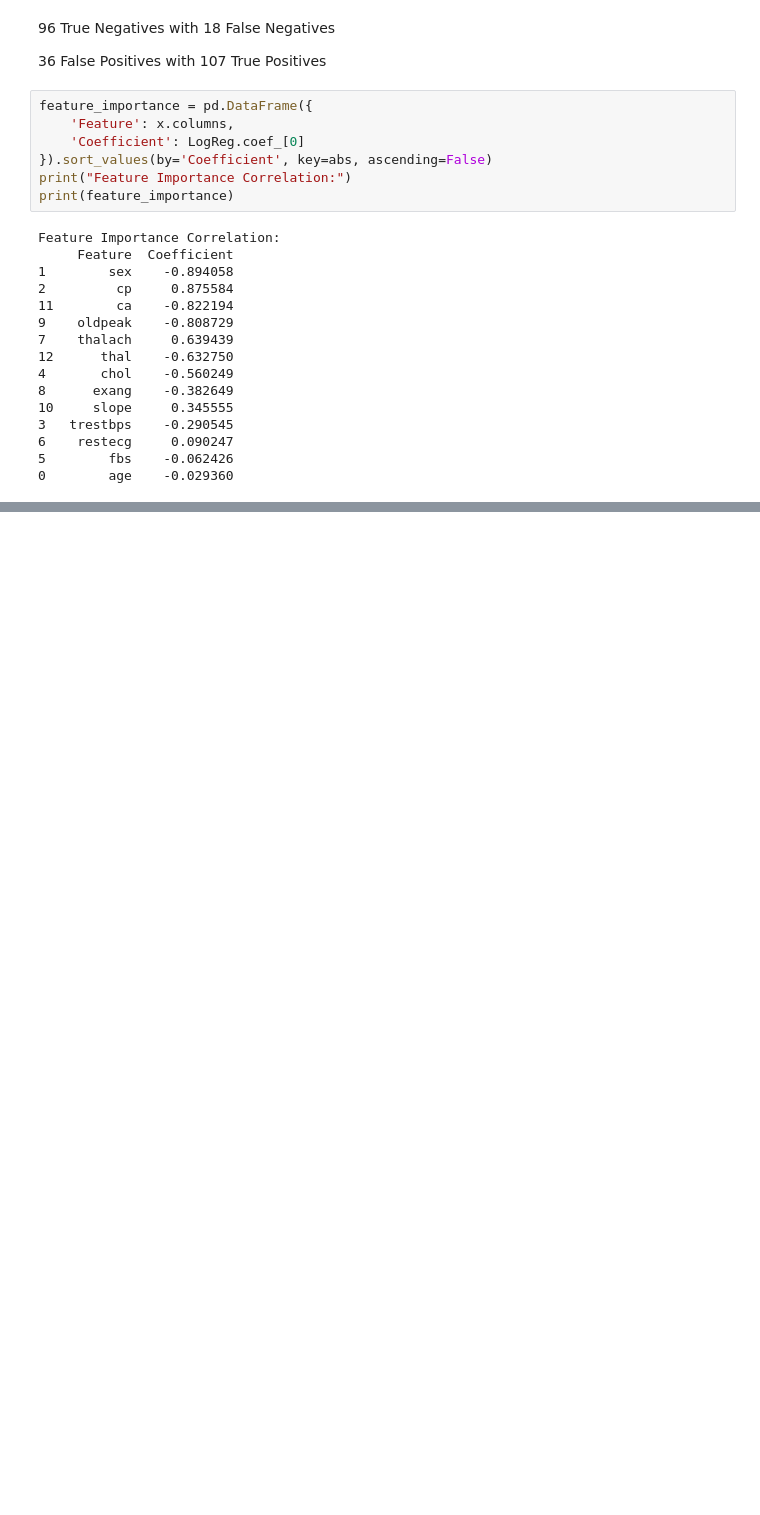
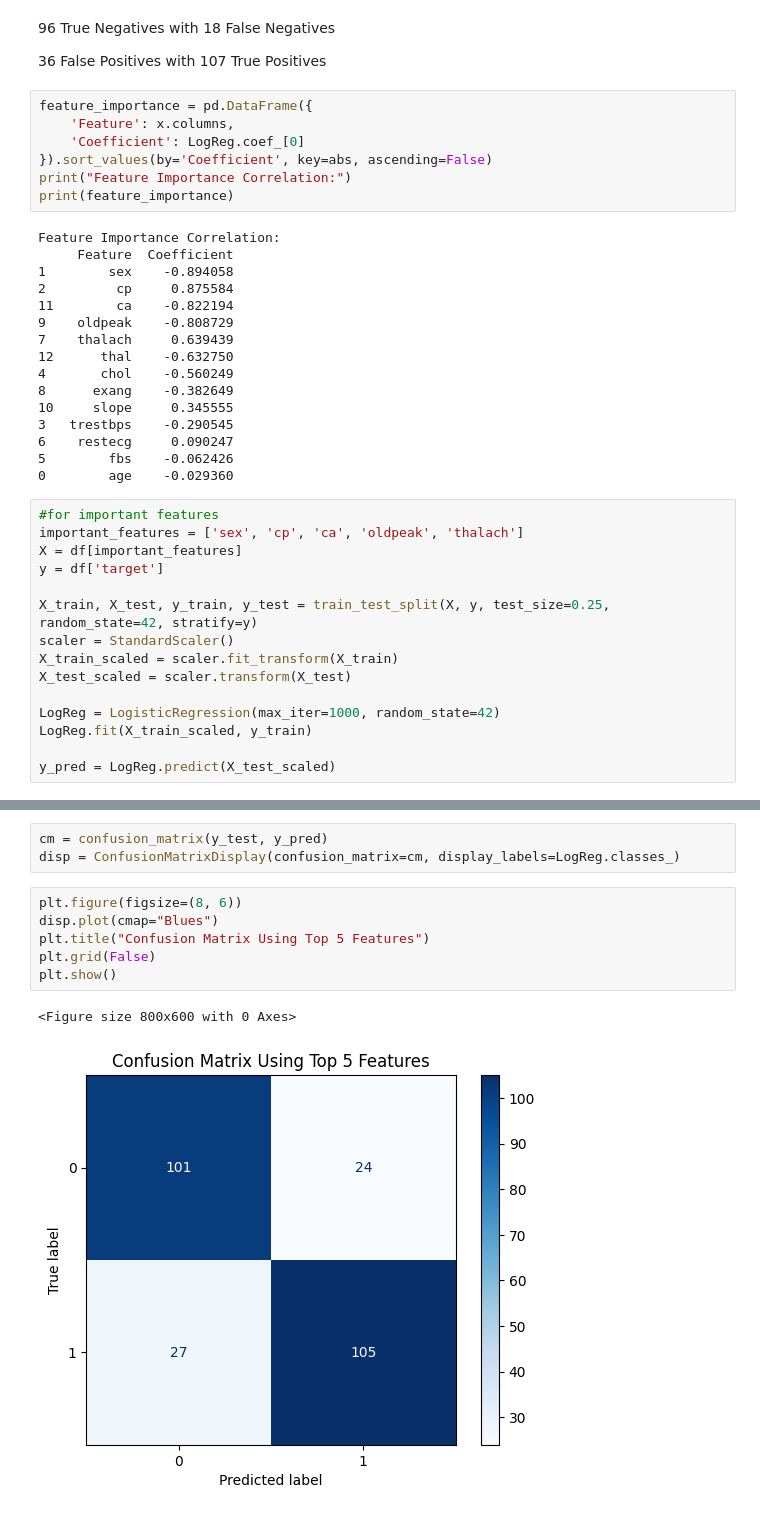
Before and after one commit to tyumd/inst354, a Jupyter notebook: final.ipynb, the cells around one changed output, grey strips where cells are left out. Saved outputs shown, nothing was run; the diff lists cells and outputs as text; blank space fills up the shorter version.

```diff
--- a/final.ipynb
+++ b/final.ipynb
@@ -186,3 +186,18 @@ Feature Importance Correlation:
 6    restecg     0.090247
 5        fbs    -0.062426
 0        age    -0.029360
+# %%
+#for important features
+important_features = ['sex', 'cp', 'ca', 'oldpeak', 'thalach']
+X = df[important_features]
+y = df['target']
+
+X_train, X_test, y_train, y_test = train_test_split(X, y, test_size=0.25, random_state=42, stratify=y)
+scaler = StandardScaler()
+X_train_scaled = scaler.fit_transform(X_train)
+X_test_scaled = scaler.transform(X_test)
+
+LogReg = LogisticRegression(max_iter=1000, random_state=42)
+LogReg.fit(X_train_scaled, y_train)
+
+y_pred = LogReg.predict(X_test_scaled)
@@ -188,0 +217,12 @@ Feature Importance Correlation:
+# %%
+cm = confusion_matrix(y_test, y_pred)
+disp = ConfusionMatrixDisplay(confusion_matrix=cm, display_labels=LogReg.classes_)
+# %%
+plt.figure(figsize=(8, 6))
+disp.plot(cmap="Blues")
+plt.title("Confusion Matrix Using Top 5 Features")
+plt.grid(False)
+plt.show()
+# %% [output]
+<Figure size 800x600 with 0 Axes>
+[figure, added]
```
Also changed, not shown: parts of 1 cell of this notebook.
